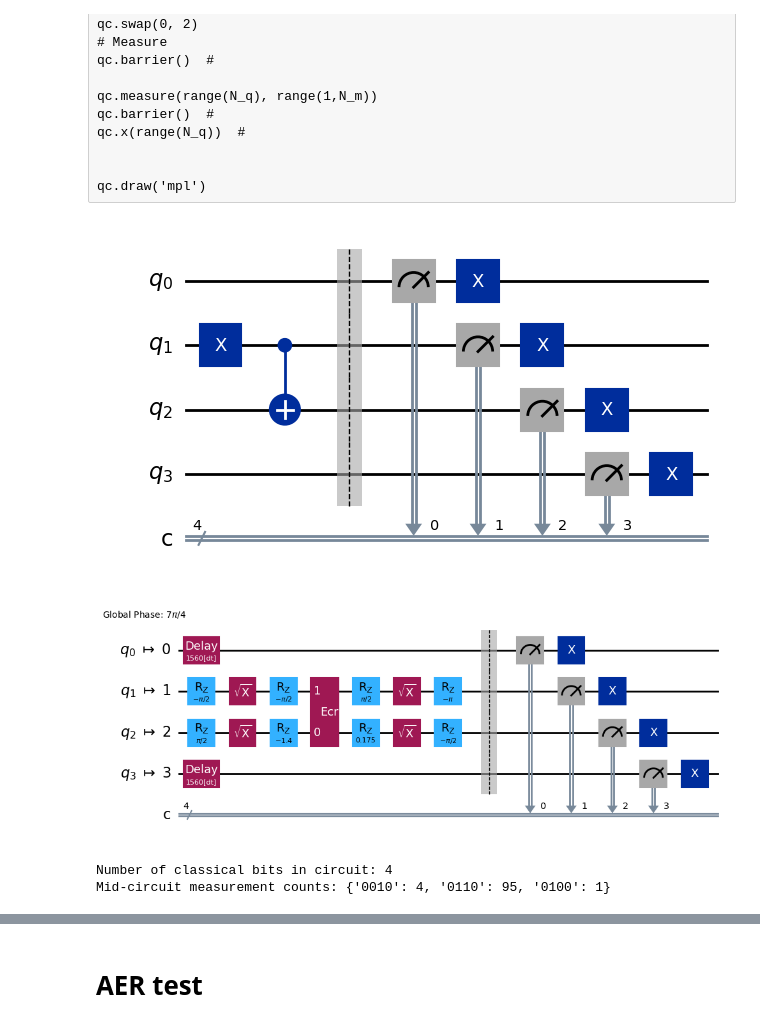
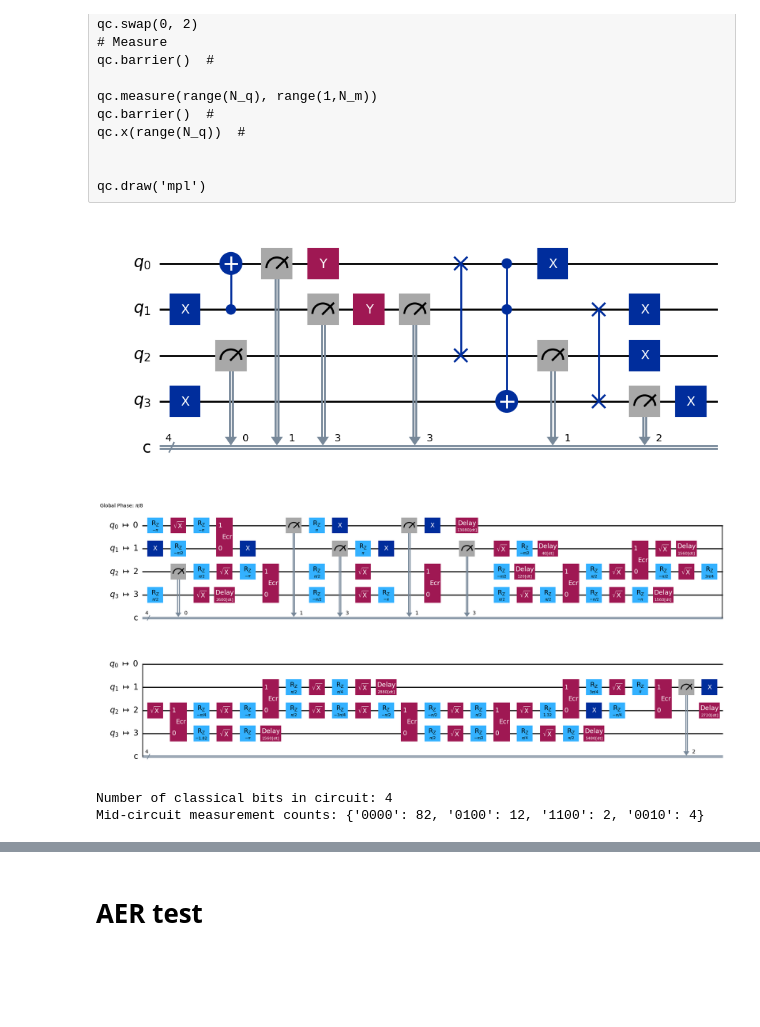
Before and after one commit to CERN-QTI/quantum-gates, a Jupyter notebook: start up and testing/test noise channel.ipynb, the cells around one changed output, grey strips where cells are left out. Saved outputs shown, nothing was run; the diff lists cells and outputs as text; code cells hidden in the pictures; blank space fills up the shorter version.

```diff
--- a/start up and testing/test noise channel.ipynb
+++ b/start up and testing/test noise channel.ipynb
@@ -138,10 +138,10 @@ def build_deterministic_circuit_0(N_q, N_m):
 # %%
 N_q = 4
 N_m = N_q
-qc = build_deterministic_circuit_0(N_q,N_m)
+qc = build_deterministic_circuit_1(N_q,N_m)
 qc.draw(output="mpl", fold=-1, plot_barriers =True)
 # %% [output]
-[figure, old version]
+[figure, new version]
 # %%
 
 initial_psi = np.zeros(2**N_q)
@@ -174,7 +174,7 @@ t_circ = transpile(
 # %%
 t_circ.draw('mpl')
 # %% [output]
-[figure, old version]
+[figure, new version]
 # %%
 # call the Noisy simulator
 #sim = MrAndersonSimulator(gates=standard_gates, CircuitClass=EfficientCircuit)
@@ -268,7 +268,7 @@ print("Number of classical bits in circuit:", num_clbits)
 print("Mid-circuit measurement counts:", mid_counts)
 # %% [output]
 Number of classical bits in circuit: 4
-Mid-circuit measurement counts: {'0010': 4, '0110': 95, '0100': 1}
+Mid-circuit measurement counts: {'0000': 82, '0100': 12, '1100': 2, '0010': 4}
 # %%
 
 # --- Plot histogram ---
```
Also changed, not shown: parts of 4 cells of this notebook, 2 other files.
